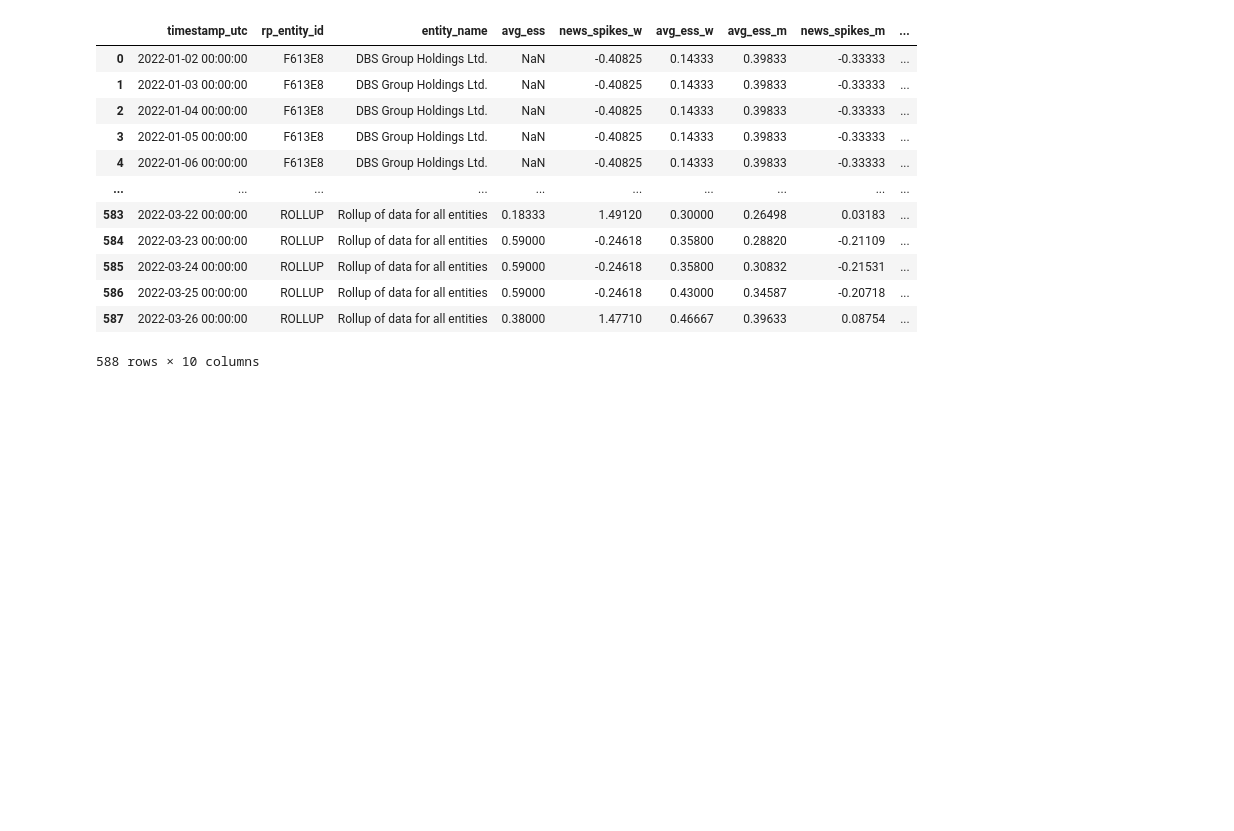
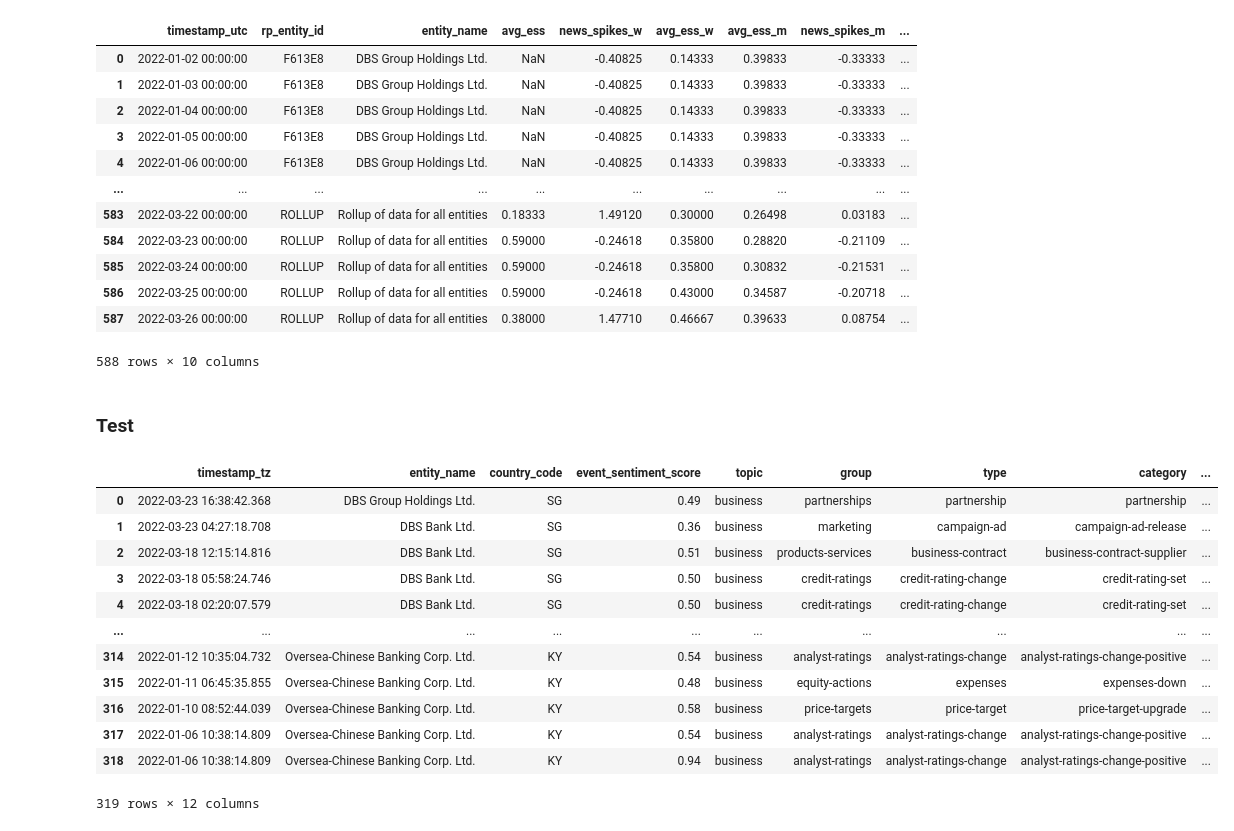
Before and after one commit to Glenmond/is3107-financial-data-warehouse, a Jupyter notebook: ravenpack_news.ipynb, the cells around one changed output. Drawn from its saved outputs; the diff is of its cells as text; code cells hidden in the pictures; blank space fills up the shorter version.

```diff
--- a/ravenpack_news.ipynb
+++ b/ravenpack_news.ipynb
@@ -85,3 +85,25 @@ news_volume_spikes_df
 | 586 | 2022-03-25 00:00:00 | ROLLUP | Rollup of data for all entities | 0.59000 | -0.24618 | 0.43000 | 0.34587 | -0.20718 | ... |
 | 587 | 2022-03-26 00:00:00 | ROLLUP | Rollup of data for all entities | 0.38000 | 1.47710 | 0.46667 | 0.39633 | 0.08754 | ... |
 588 rows × 10 columns
+# %% [markdown]
+### Test
+# %%
+import pickle
+
+file = open("data/sentiment_data/extract/220328_news_sources.pickle", "rb")
+news_sources_df = pickle.load(file)
+news_sources_df
+# %% [output]
+|  | timestamp_tz | entity_name | country_code | event_sentiment_score | topic | group | type | category | ... |
+| 0 | 2022-03-23 16:38:42.368 | DBS Group Holdings Ltd. | SG | 0.49 | business | partnerships | partnership | partnership | ... |
+| 1 | 2022-03-23 04:27:18.708 | DBS Bank Ltd. | SG | 0.36 | business | marketing | campaign-ad | campaign-ad-release | ... |
+| 2 | 2022-03-18 12:15:14.816 | DBS Bank Ltd. | SG | 0.51 | business | products-services | business-contract | business-contract-supplier | ... |
+| 3 | 2022-03-18 05:58:24.746 | DBS Bank Ltd. | SG | 0.50 | business | credit-ratings | credit-rating-change | credit-rating-set | ... |
+| 4 | 2022-03-18 02:20:07.579 | DBS Bank Ltd. | SG | 0.50 | business | credit-ratings | credit-rating-change | credit-rating-set | ... |
+| ... | ... | ... | ... | ... | ... | ... | ... | ... | ... |
+| 314 | 2022-01-12 10:35:04.732 | Oversea-Chinese Banking Corp. Ltd. | KY | 0.54 | business | analyst-ratings | analyst-ratings-change | analyst-ratings-change-positive | ... |
+| 315 | 2022-01-11 06:45:35.855 | Oversea-Chinese Banking Corp. Ltd. | KY | 0.48 | business | equity-actions | expenses | expenses-down | ... |
+| 316 | 2022-01-10 08:52:44.039 | Oversea-Chinese Banking Corp. Ltd. | KY | 0.58 | business | price-targets | price-target | price-target-upgrade | ... |
+| 317 | 2022-01-06 10:38:14.809 | Oversea-Chinese Banking Corp. Ltd. | KY | 0.54 | business | analyst-ratings | analyst-ratings-change | analyst-ratings-change-positive | ... |
+| 318 | 2022-01-06 10:38:14.809 | Oversea-Chinese Banking Corp. Ltd. | KY | 0.94 | business | analyst-ratings | analyst-ratings-change | analyst-ratings-change-positive | ... |
+319 rows × 12 columns
```
Also changed, not shown: parts of 2 cells of this notebook, 8 other files.
